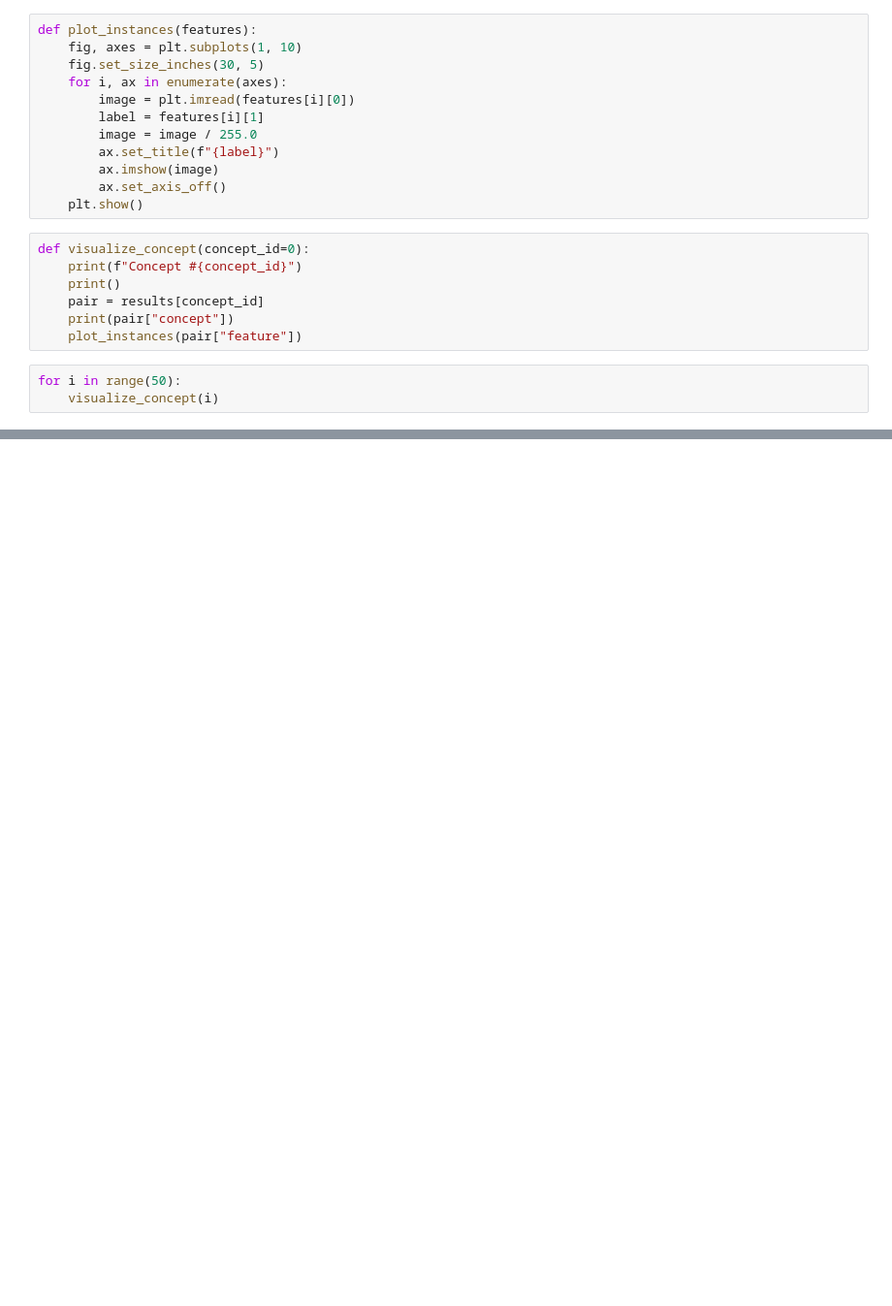
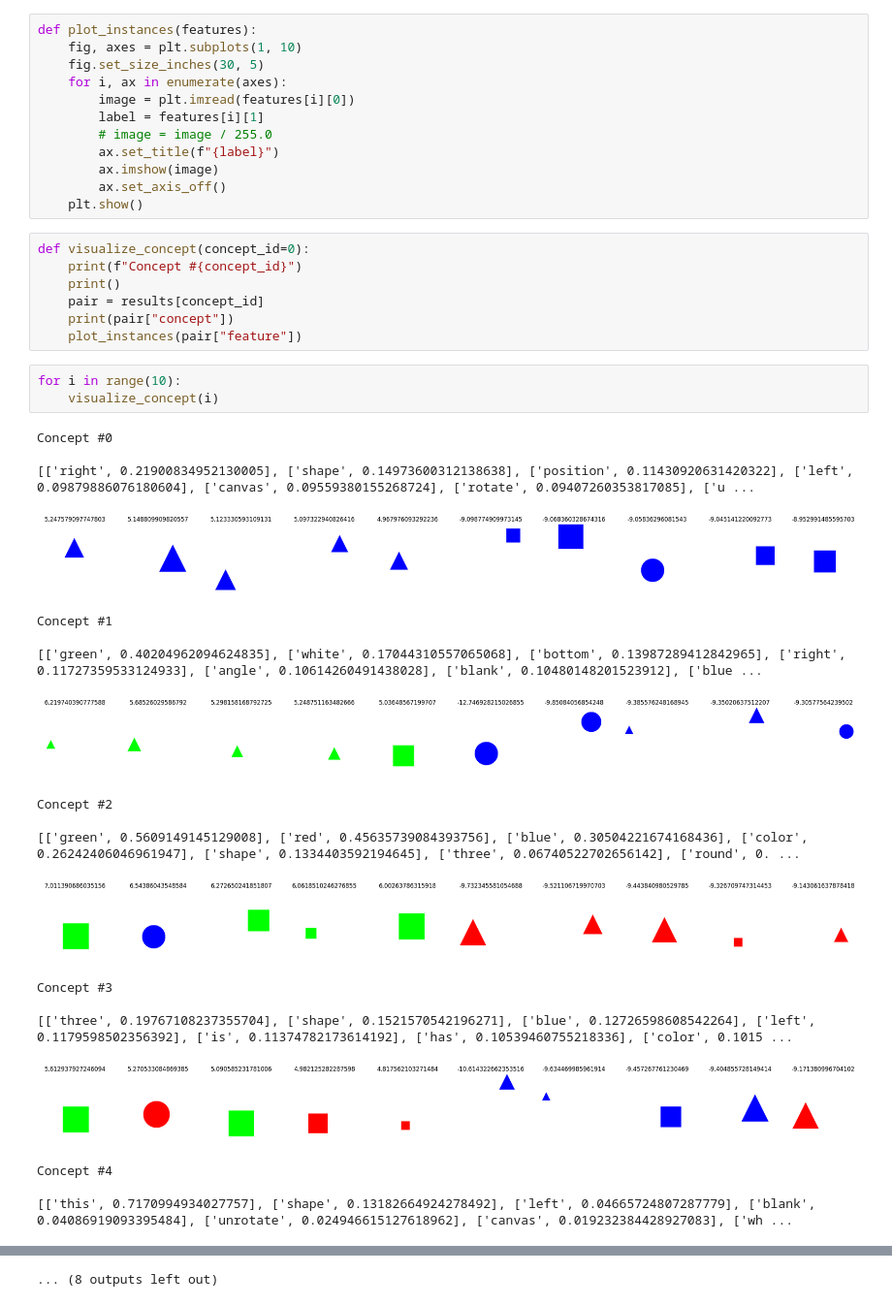
Before and after one commit to DanisAlukaev/XCBs, a Jupyter notebook: autoconcept/inspect.ipynb, the cells around one changed output, grey strips where cells are left out. Shown at 97% size. Saved outputs shown, nothing was run; the diff lists cells and outputs as text; blank space fills up the shorter version.

Commit message:
#32 + experiment with dataset of shapes

```diff
--- a/autoconcept/inspect.ipynb
+++ b/autoconcept/inspect.ipynb
@@ -13,7 +13,7 @@ def plot_instances(features):
     for i, ax in enumerate(axes):
         image = plt.imread(features[i][0])
         label = features[i][1]
-        image = image / 255.0
+        # image = image / 255.0
         ax.set_title(f"{label}")
         ax.imshow(image)
         ax.set_axis_off()
@@ -26,5 +26,25 @@ def visualize_concept(concept_id=0):
     print(pair["concept"])
     plot_instances(pair["feature"])
 # %%
-for i in range(50):
+for i in range(10):
     visualize_concept(i)
+# %% [output]
+Concept #0
+
+[['right', 0.21900834952130005], ['shape', 0.14973600312138638], ['position', 0.11430920631420322], ['left', 0.09879886076180604], ['canvas', 0.09559380155268724], ['rotate', 0.09407260353817085], ['u ...
+[figure, added]
+Concept #1
+
+[['green', 0.40204962094624835], ['white', 0.17044310557065068], ['bottom', 0.13987289412842965], ['right', 0.11727359533124933], ['angle', 0.10614260491438028], ['blank', 0.10480148201523912], ['blue ...
+[figure, added]
+Concept #2
+
+[['green', 0.5609149145129008], ['red', 0.45635739084393756], ['blue', 0.30504221674168436], ['color', 0.26242406046961947], ['shape', 0.1334403592194645], ['three', 0.06740522702656142], ['round', 0. ...
+[figure, added]
+Concept #3
+
+[['three', 0.19767108237355704], ['shape', 0.1521570542196271], ['blue', 0.12726598608542264], ['left', 0.1179598502356392], ['is', 0.11374782173614192], ['has', 0.10539460755218336], ['color', 0.1015 ...
+[figure, added]
+Concept #4
+
+[['this', 0.7170994934027757], ['shape', 0.13182664924278492], ['left', 0.04665724807287779], ['blank', 0.04086919093395484], ['unrotate', 0.024946615127618962], ['canvas', 0.019232384428927083], ['wh ...
@@ -30,0 +56 @@ for i in range(50):
+... (8 outputs left out)
```
Also changed, not shown: parts of 1 cell of this notebook, 8 other files.
